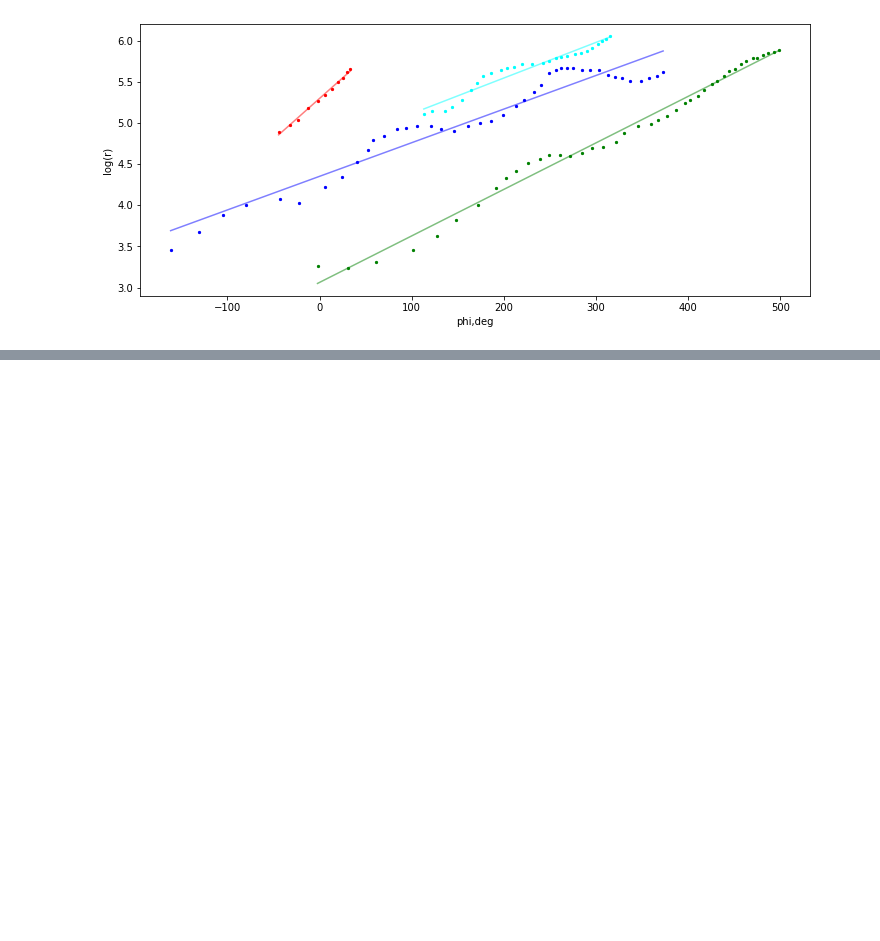
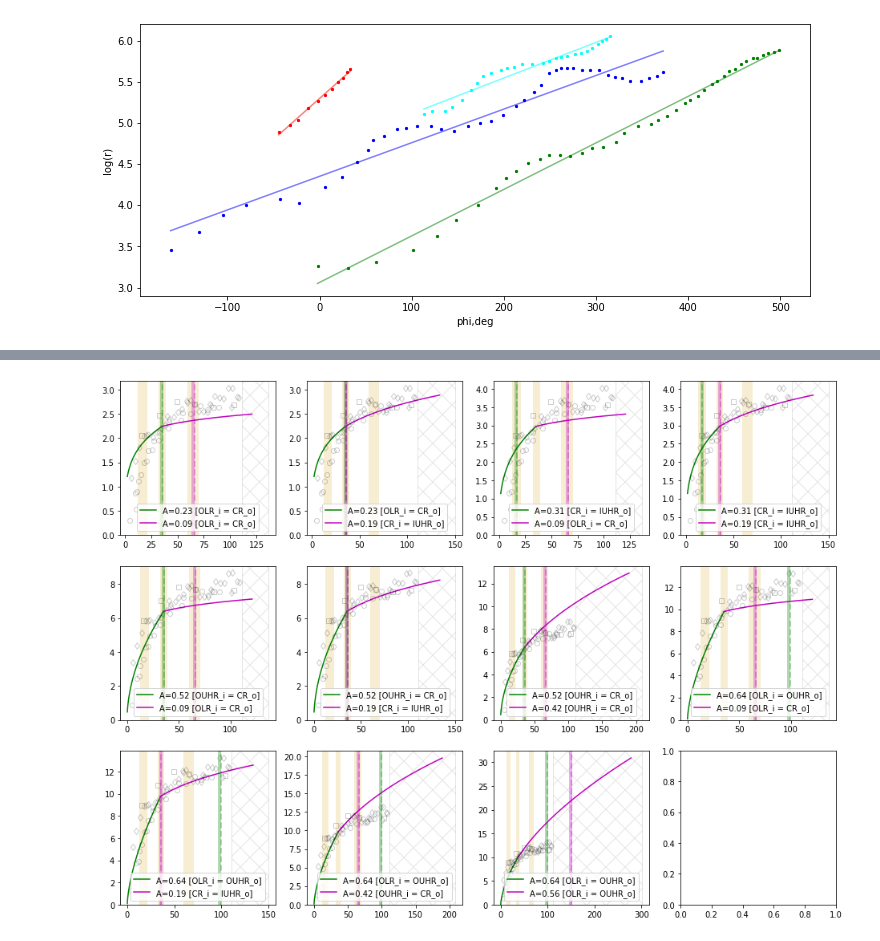
Before and after one commit to Amarchuk/crs_coupling, a Jupyter notebook: vrot_from_picture_tests.ipynb, the cells around one changed output, grey strips where cells are left out. Cells and saved outputs as stored; diff of their text form; code cells hidden in the pictures; blank space fills up the shorter version.

```diff
--- a/vrot_from_picture_tests.ipynb
+++ b/vrot_from_picture_tests.ipynb
@@ -1243,0 +1483,82 @@ cyan pitch = 13.93749deg
+# %%
+def rotvel_alpha_unityarea(rs, alpha=0., rh=1., v0=1):
+    vel = v0*np.power(rs/(rh), alpha)
+    return vel
+
+# NGC3893
+crrrs = [(12.5 , 21.2), (32.0, 39.1), (59.5,70.5)]
+cr1 = 16.5
+cr2 = 35.5
+cr3 = 66.0
+
+fig, axes = plt.subplots(figsize=[16, 12], nrows=3, ncols=4)
+axes = axes.ravel()
+
+count = 0
+for alp_in_ in upomega1_alpha:
+    for alp_out_ in upomega2_alpha:
+
+        alp_in, ind2_in, ind1_in = alp_in_
+        alp_out, ind2_out, ind1_out = alp_out_
+
+        if alp_out > alp_in or alp_out*alp_in<0 or alp_in <0:
+            continue
+
+        ax = axes[count]
+
+        ilr_in1 = resonance_alpha(alp_in, m=-2)*cr1
+        olr_out1 = cr2
+
+        ilr_in2 = cr2
+        olr_out2 = resonance_alpha(alp_out, m=2)*cr3
+
+        pts1 = np.linspace(ilr_in1, olr_out1, 100)
+        vel1 = rotvel_alpha_unityarea(pts1, alpha=alp_in)
+        ax.plot(pts1, vel1, '-', color='g', label=f'A={alp_in:2.2f} [{resonance_names[int(ind2_in)]}_i = {resonance_names[int(ind1_in)]}_o]')
+
+        pts2 = np.linspace(ilr_in2, olr_out2, 100)
+        vel2 = rotvel_alpha_unityarea(pts2, alpha=alp_out)
+        coeff = vel1[-1]/vel2[0]
+#         coeff = 1.
+        ax.plot(pts2, vel2*coeff, '-', color='m', label=f'A={alp_out:2.2f} [{resonance_names[int(ind2_out)]}_i = {resonance_names[int(ind1_out)]}_o]')
+
+        for cr_l,cr_r in crrrs:
+            ax.axvspan(cr_r, cr_l, facecolor='goldenrod', alpha=0.2)
+
+        cf2 = vel1[-1]/158.
+        for ind, name_ in enumerate(['NGC3893']):
+            fnames = rot_data[name_]
+            label_i = 0
+            for xx,yy,label in fnames:
+                ax.plot(xx, yy*cf2, ['o', 's', 'd'][label_i], markerfacecolor="None", markeredgewidth=1, color='k', alpha=0.2)
+                label_i+=1
+
+        ax.set_ylim(0)
+        y1,y2 = ax.get_ylim()
+
+
+        mms = [-2, -4, 1000, 4, 2]
+
+        r1loc = resonance_alpha(alp_in, m=mms[int(ind2_in)])*cr1
+        r2loc = resonance_alpha(alp_in, m=mms[int(ind1_in)])*cr2
+#         ax.scatter(r1loc, y1, 10, color='g')
+#         ax.scatter(r2loc, y2, 10, color='g')
+        ax.axvline(x=r1loc, color='g', alpha=0.3, lw=4)
+        ax.axvline(x=r2loc, color='g', alpha=0.3, lw=2, ls='--')
+
+        r1loc = resonance_alpha(alp_out, m=mms[int(ind2_out)])*cr2
+        r2loc = resonance_alpha(alp_out, m=mms[int(ind1_out)])*cr3
+#         ax.scatter(r1loc, y1, 10, color='m')
+#         ax.scatter(r2loc, y2, 10, color='m')
+        ax.axvline(x=r1loc, color='m', alpha=0.3, lw=4)
+        ax.axvline(x=r2loc, color='m', alpha=0.3, lw=2, ls='--')
+
+        x1,x2 = ax.get_xlim()
+        MAX_SPIRAL_DIST = 111 #arcsec
+        ax.axvspan(MAX_SPIRAL_DIST, x2+10, alpha=0.1, facecolor='none', edgecolor='k', hatch='x')
+
+        ax.legend(loc=8)
+        count+=1
+plt.show()
+# %% [output]
+[figure, added]
```
Also changed, not shown: parts of 14 cells of this notebook.
